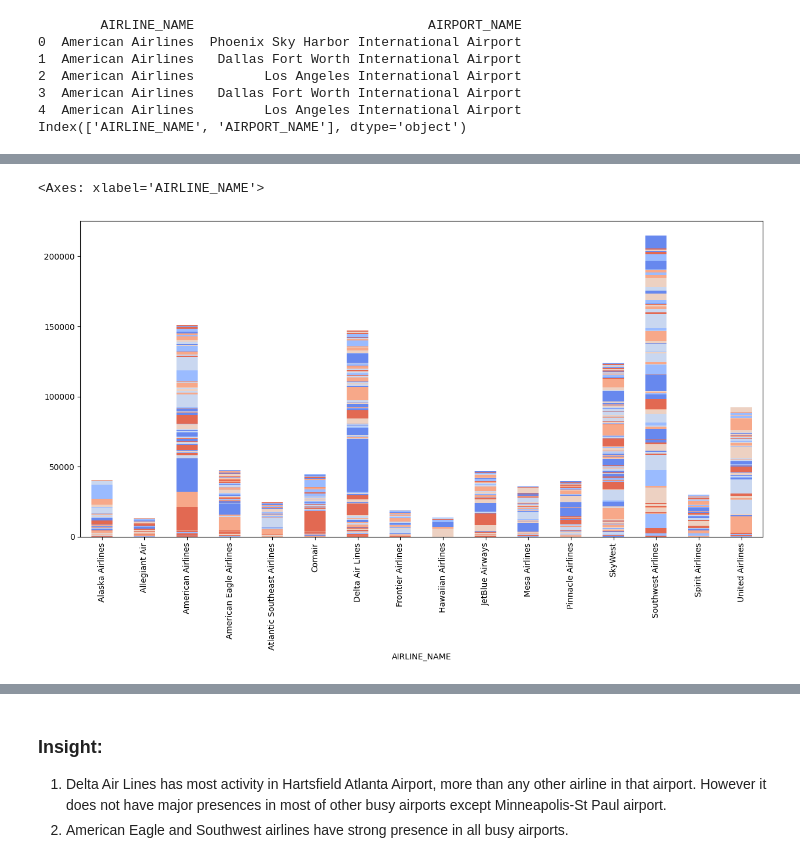
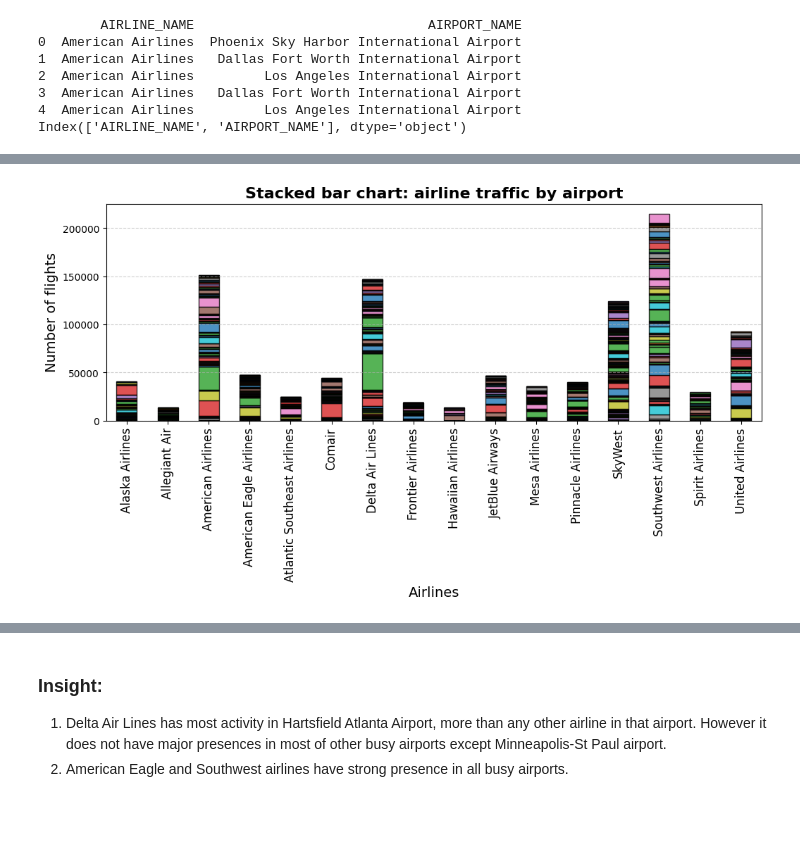
Before and after one commit to torchlightwizard/Data-Analysis-Flight-Travel, a Jupyter notebook: notebooks/eda.ipynb, the cells around one changed output, grey strips where cells are left out. Cells and saved outputs as stored; diff of their text form; code cells hidden in the pictures; blank space fills up the shorter version.

```diff
--- a/notebooks/eda.ipynb
+++ b/notebooks/eda.ipynb
@@ -1559,11 +1600,21 @@ busy.head()
 | Abraham Lincoln Capital Airport | 0 | 18 | 0 | 102 | 0 | ... |
 | Adak Airport | 18 | 0 | 0 | 0 | 0 | ... |
 | Akron Canton Regional Airport | 0 | 0 | 0 | 98 | 169 | ... |
-# %%
-busy.T.plot(kind="bar", stacked=True, legend=False, figsize=(15, 7))
-# %% [output]
-<Axes: xlabel='AIRLINE_NAME'>
-[figure, removed]
+# %%
+busy_t = busy.T
+sns.color_palette("hls", 8)
+busy_t.plot(kind="bar", stacked=True, figsize=(fig_width, fig_height), edgecolor="black", alpha=0.8)
+plt.xticks(rotation=90, fontsize=12)
+plt.xlabel("Airlines", fontsize=14)
+plt.ylabel("Number of flights", fontsize=14)
+plt.title("Stacked bar chart: airline traffic by airport", fontsize=16, fontweight="bold")
+plt.grid(axis="y", linestyle="--", alpha=0.6)
+
+# plt.legend(title="Airports", bbox_to_anchor=(1.05, 1), loc='upper left')
+plt.legend([], [], frameon=False)
+plt.show()
+# %% [output]
+[figure, added]
 # %%
 busy.plot(kind="barh", stacked=True, figsize=(20, 40), yticks=[])
 # %% [output]
```
Also changed, not shown: parts of 13 cells of this notebook.
